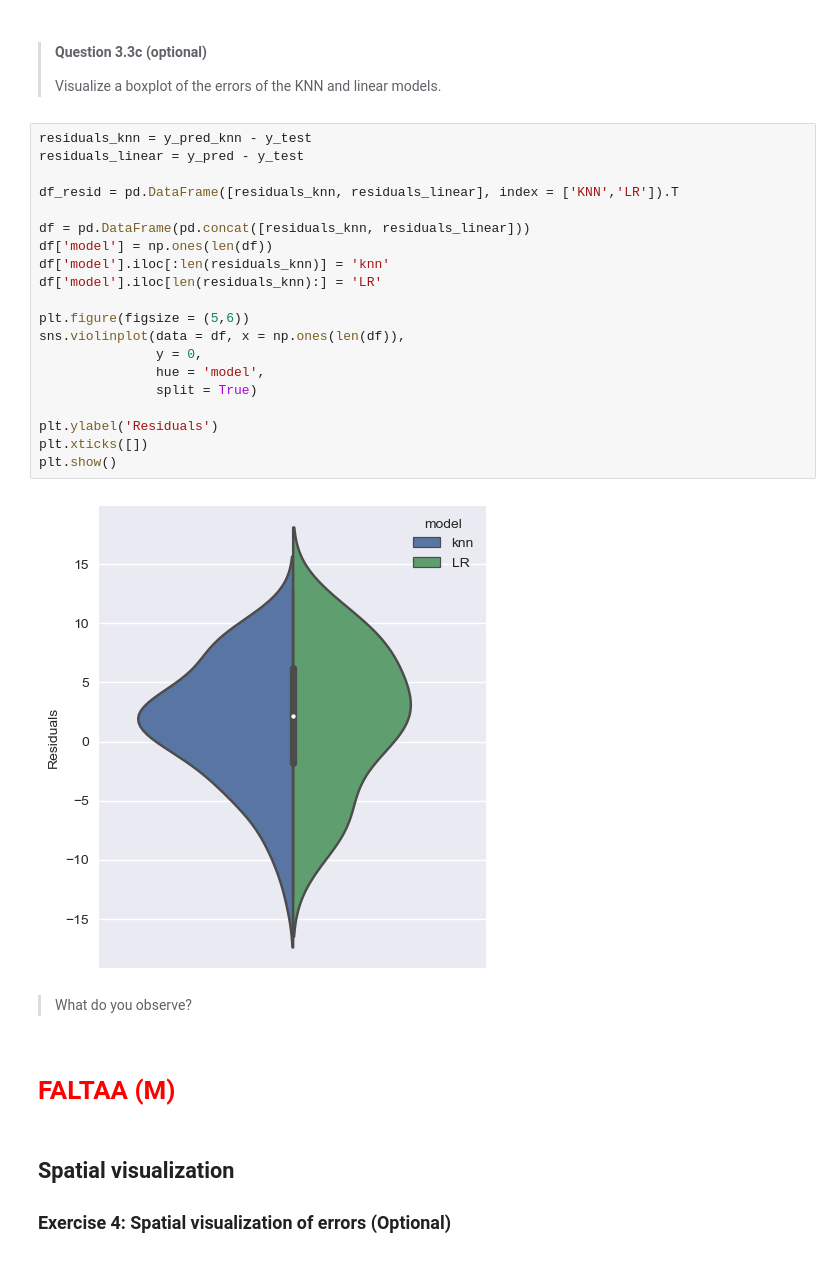
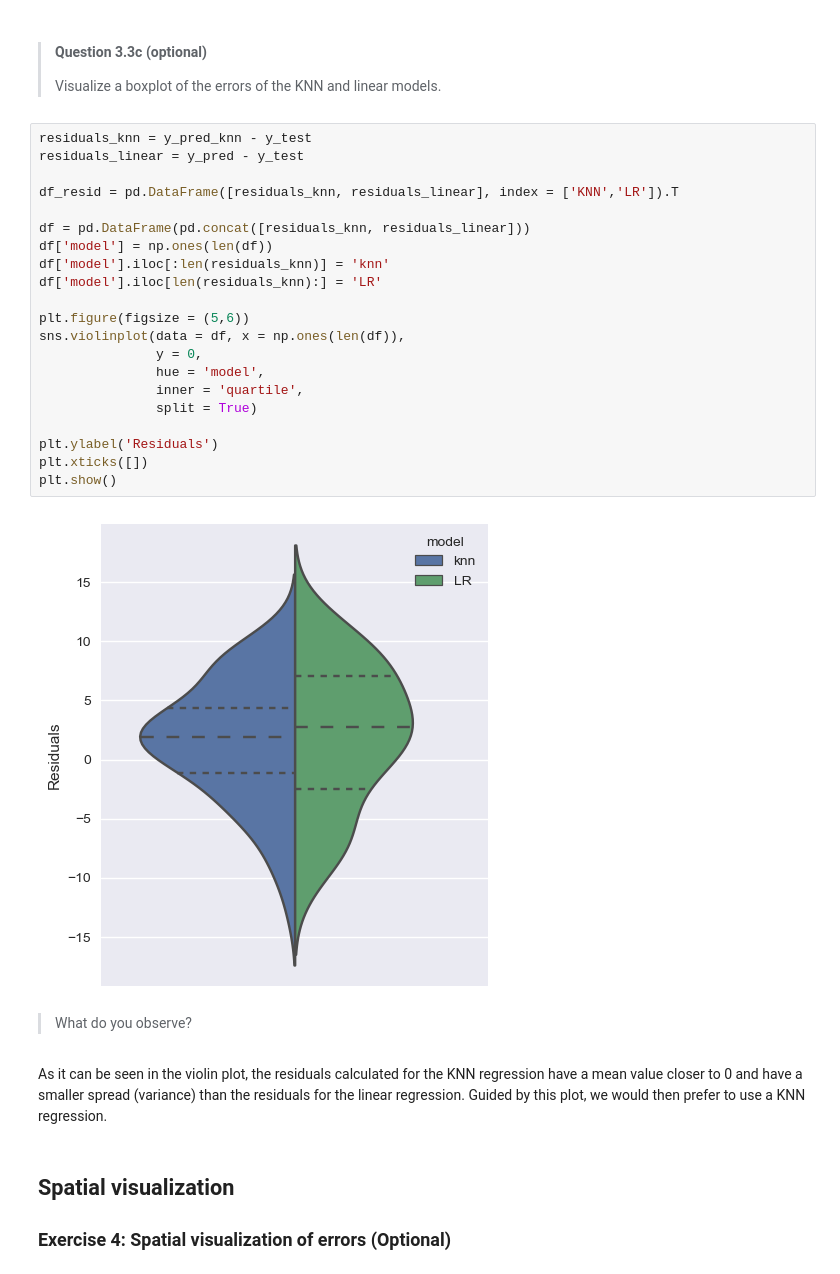
Before and after one commit to mdominguezd/MachineLearning_Project_MDD_LRI, a Jupyter notebook: Project/week_1_notebook.ipynb, the cells around one changed output. Saved outputs shown, nothing was run; the diff lists cells and outputs as text.

```diff
--- a/Project/week_1_notebook.ipynb
+++ b/Project/week_1_notebook.ipynb
@@ -542,29 +501,30 @@ plt.axis('equal')
 # %%
 residuals_knn = y_pred_knn - y_test
 residuals_linear = y_pred - y_test
 
 df_resid = pd.DataFrame([residuals_knn, residuals_linear], index = ['KNN','LR']).T
 
 df = pd.DataFrame(pd.concat([residuals_knn, residuals_linear]))
 df['model'] = np.ones(len(df))
 df['model'].iloc[:len(residuals_knn)] = 'knn'
 df['model'].iloc[len(residuals_knn):] = 'LR'
 
 plt.figure(figsize = (5,6))
 sns.violinplot(data = df, x = np.ones(len(df)),
                y = 0,
                hue = 'model',
+               inner = 'quartile',
                split = True)
 
 plt.ylabel('Residuals')
 plt.xticks([])
 plt.show()
 # %% [output]
-[figure, old version]
+[figure, new version]
 # %% [markdown]
 > What do you observe?
 # %% [markdown]
-# <b style='color:red'> FALTAA (M) </b>
+As it can be seen in the violin plot, the residuals calculated for the KNN regression have a mean value closer to 0 and have a smaller spread (variance) than the residuals for the linear regression. Guided by this plot, we would then prefer to use a KNN regression.
 # %% [markdown]
 ## Spatial visualization
 
```
Also changed, not shown: parts of 11 cells of this notebook, 2 other files.
